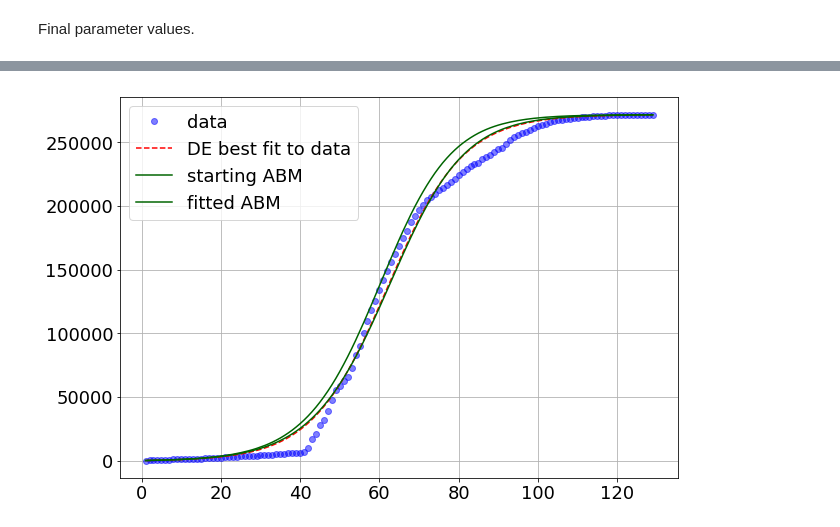
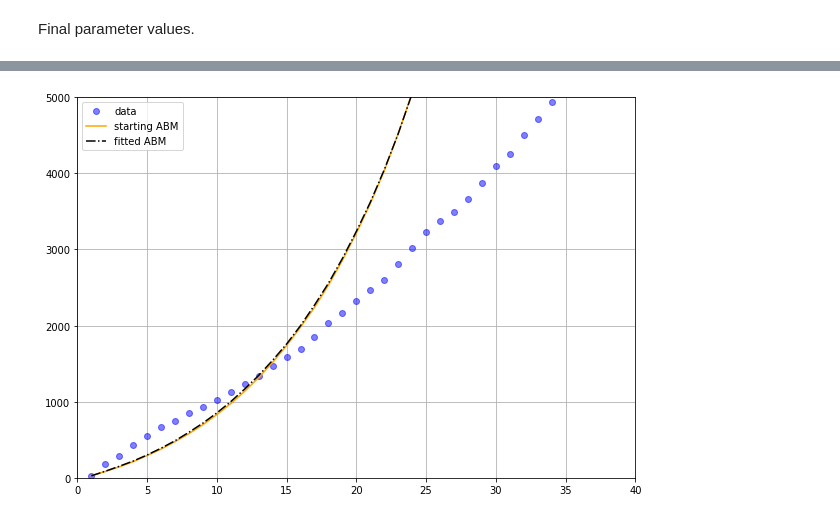
Before and after one commit to bokae/spatial_diffusion, a Jupyter notebook: optimization.ipynb, the cells around one changed output, grey strips where cells are left out. Saved outputs shown, nothing was run; the diff lists cells and outputs as text; code cells hidden in the pictures.

```diff
--- a/optimization.ipynb
+++ b/optimization.ipynb
@@ -166,8 +166,8 @@ p0 0.00019396000397236234 q0 0.11907040888413596
 Setting up parameter search grid, and optimizing for least deviating parameter set.
 # %%
 # grid spacing
-dp = 0.000002
-dq = 0.002
+dp = 0.00001
+dq = 0.01
 
 # search matrix
 A = list(product([-1,0,1],[-1,0,1]))
@@ -184,12 +184,12 @@ while len(new_candidates)>0:
     for coord in new_candidates:
         # grid p,q at position coord
         p = p0 + coord[0] * dp
-        q = p0 + coord[1] * dq
+        q = q0 + coord[1] * dq
         # give p and q to config
         conf = {"num_runs":10,"p":p,"q":q}
         sim = SI(**conf)
         # run simulation, calculate SSE
-        err = np.sum((np.array(sim.average_batch(sim.run_batch())["avg_timeline"])-original_timeline)**2)
+        err = np.sum((np.cumsum(np.array(sim.average_batch(sim.run_batch())["avg_timeline"]))-np.cumsum(original_timeline))**2)
         new_errors.append(err)
     new_errors = np.array(new_errors)
 
@@ -203,13 +203,10 @@ while len(new_candidates)>0:
     else:
         sse_errors = new_errors
 
-    print(len(already_visited))
-    print(len(sse_errors))
-
     # extend the border of the search grid
     new_candidates = []
     # get the two minimum SSE positions
-    proposal_centers = np.where(np.argsort(-sse_errors)<2)
+    proposal_centers = np.argsort(sse_errors)[0:2]
 
     # place search matrix on top of minimum SSE positions
     for c in already_visited[proposal_centers]:
@@ -272,11 +269,14 @@ res2 = sim.average_batch(sim.run_batch())
 # %%
 plt.figure(figsize=(10,7))
 plt.plot(de_fit.t,original_data['avg_timeline'].cumsum(),'bo',label='data',alpha=0.5)
-plt.plot(de_fit.t,de_fit.bass_solution(de_fit.t,PH,QH),'r--',label='DE best fit to data')
-plt.plot(de_fit.t,np.cumsum(res2['avg_timeline']),'-',color='darkgreen',label="starting ABM")
-plt.plot(de_fit.t,np.cumsum(res['avg_timeline']),'-',color='darkgreen',label="fitted ABM")
+# plt.plot(de_fit.t,de_fit.bass_solution(de_fit.t,PH,QH),'r--',label='DE best fit to data')
+plt.plot(de_fit.t,np.cumsum(res2['avg_timeline']),'-',color='orange',label="starting ABM")
+plt.plot(de_fit.t,np.cumsum(res['avg_timeline']),'-.',color='black',label="fitted ABM")
+
 plt.legend()
 plt.grid()
+plt.xlim(0,40)
+plt.ylim(0,5e3)
 plt.show()
 # %% [output]
-[figure, old version]
+[figure, new version]
```
Also changed, not shown: parts of 7 cells of this notebook.
